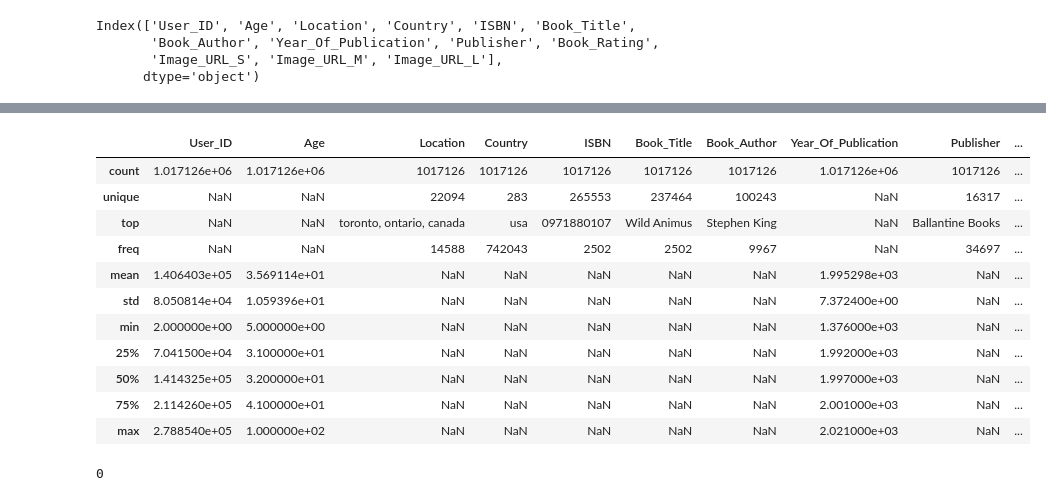
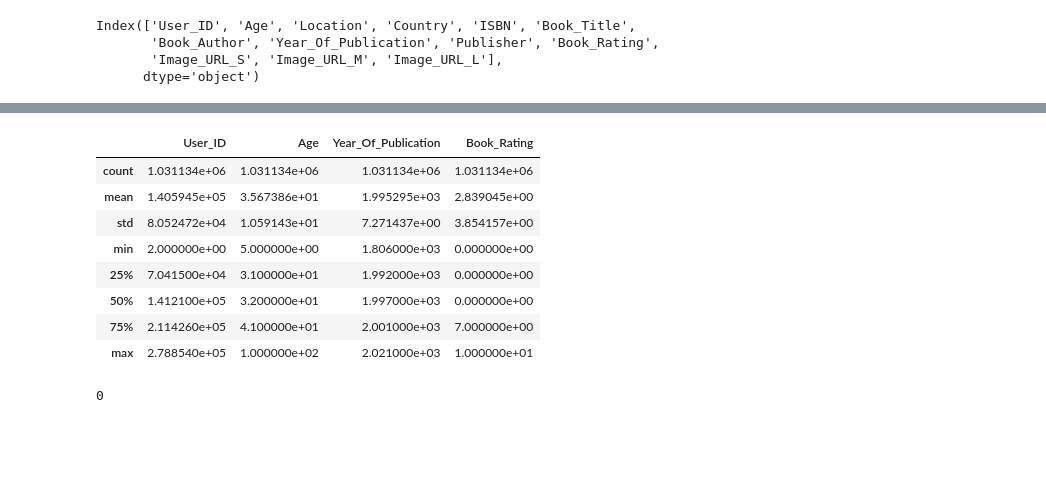
Before and after one commit to diptiranjan1998/Book-Recommendation-system, a Jupyter notebook: Book_Recommendation_System.ipynb, the cells around one changed output, grey strips where cells are left out. Cells and saved outputs as stored; diff of their text form; code cells hidden in the pictures; blank space fills up the shorter version.

```diff
--- a/Book_Recommendation_System.ipynb
+++ b/Book_Recommendation_System.ipynb
@@ -300,0 +339,3 @@ Text(0.5, 1.0, 'Distribution of years')
+# %%
+# Changing the year.
+books_df.loc[books_df['ISBN']== '9643112136', 'Year_Of_Publication']=2010
@@ -300,0 +350,3 @@ Text(0.5, 1.0, 'Distribution of years')
+# %%
+# Removing that Record.
+books_df.drop(253750, axis=0, inplace=True)
@@ -608,11 +669,12 @@ merged_df= merged_df.merge(books_df, on='ISBN')
 # Taking the copy of merged_df for safe operations.
 df= merged_df.copy()
 # %%
-indexes= ['User_ID','Age', 'Location', 'Country', 'ISBN', 'Book_Title', 'Book_Author', 'Year_Of_Publication',
+# Name of the colums to rearrange.
+cols = ['User_ID','Age', 'Location', 'Country', 'ISBN', 'Book_Title', 'Book_Author', 'Year_Of_Publication',
           'Publisher', 'Book_Rating', 'Image_URL_S', 'Image_URL_M', 'Image_URL_L']
 # %%
 # Let's rearrange the columns properly by reindexing it.
-df= df.reindex(columns= indexes)
+df= df.reindex(columns= cols)
 # %%
 # First look of df
 df.head()
@@ -663,19 +725,16 @@ memory usage: 108.6+ MB
 # %%
 # Checking the description.
-df.describe(include= 'all')
+df.describe()
 # %% [output]
-|  | User_ID | Age | Location | Country | ISBN | Book_Title | Book_Author | Year_Of_Publication | Publisher | ... |
-| count | 1.017126e+06 | 1.017126e+06 | 1017126 | 1017126 | 1017126 | 1017126 | 1017126 | 1.017126e+06 | 1017126 | ... |
-| unique | NaN | NaN | 22094 | 283 | 265553 | 237464 | 100243 | NaN | 16317 | ... |
-| top | NaN | NaN | toronto, ontario, canada | usa | 0971880107 | Wild Animus | Stephen King | NaN | Ballantine Books | ... |
-| freq | NaN | NaN | 14588 | 742043 | 2502 | 2502 | 9967 | NaN | 34697 | ... |
-| mean | 1.406403e+05 | 3.569114e+01 | NaN | NaN | NaN | NaN | NaN | 1.995298e+03 | NaN | ... |
-| std | 8.050814e+04 | 1.059396e+01 | NaN | NaN | NaN | NaN | NaN | 7.372400e+00 | NaN | ... |
-| min | 2.000000e+00 | 5.000000e+00 | NaN | NaN | NaN | NaN | NaN | 1.376000e+03 | NaN | ... |
-| 25% | 7.041500e+04 | 3.100000e+01 | NaN | NaN | NaN | NaN | NaN | 1.992000e+03 | NaN | ... |
-| 50% | 1.414325e+05 | 3.200000e+01 | NaN | NaN | NaN | NaN | NaN | 1.997000e+03 | NaN | ... |
-| 75% | 2.114260e+05 | 4.100000e+01 | NaN | NaN | NaN | NaN | NaN | 2.001000e+03 | NaN | ... |
-| max | 2.788540e+05 | 1.000000e+02 | NaN | NaN | NaN | NaN | NaN | 2.021000e+03 | NaN | ... |
+|  | User_ID | Age | Year_Of_Publication | Book_Rating |
+| count | 1.031134e+06 | 1.031134e+06 | 1.031134e+06 | 1.031134e+06 |
+| mean | 1.405945e+05 | 3.567386e+01 | 1.995295e+03 | 2.839045e+00 |
+| std | 8.052472e+04 | 1.059143e+01 | 7.271437e+00 | 3.854157e+00 |
+| min | 2.000000e+00 | 5.000000e+00 | 1.806000e+03 | 0.000000e+00 |
+| 25% | 7.041500e+04 | 3.100000e+01 | 1.992000e+03 | 0.000000e+00 |
+| 50% | 1.412100e+05 | 3.200000e+01 | 1.997000e+03 | 0.000000e+00 |
+| 75% | 2.114260e+05 | 4.100000e+01 | 2.001000e+03 | 7.000000e+00 |
+| max | 2.788540e+05 | 1.000000e+02 | 2.021000e+03 | 1.000000e+01 |
 # %%
 # Checking the Duplicates
 df.duplicated().sum()
```
Also changed, not shown: parts of 26 cells of this notebook.
